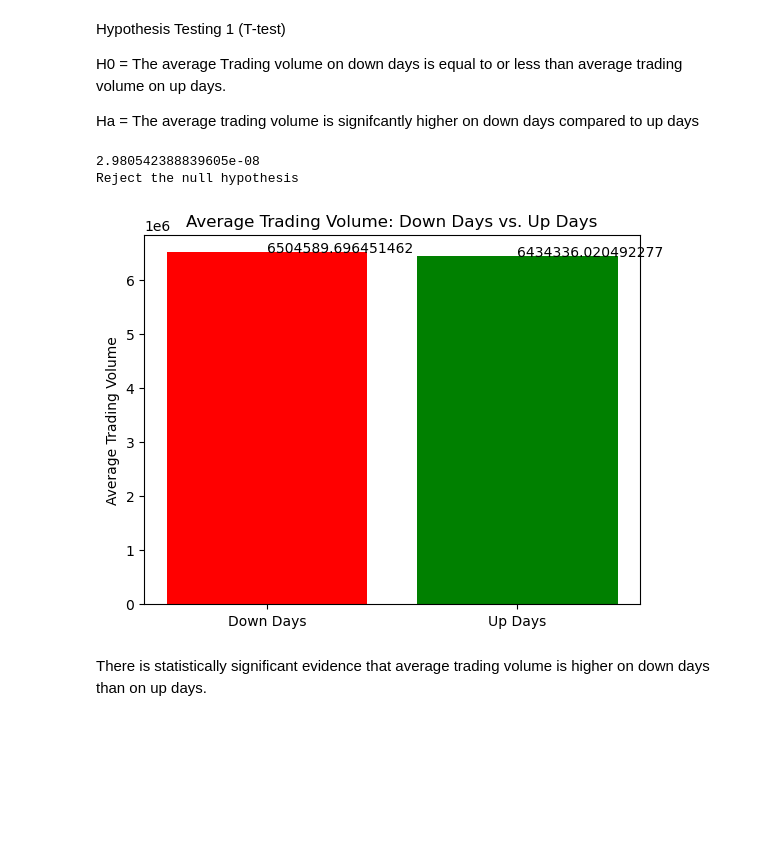
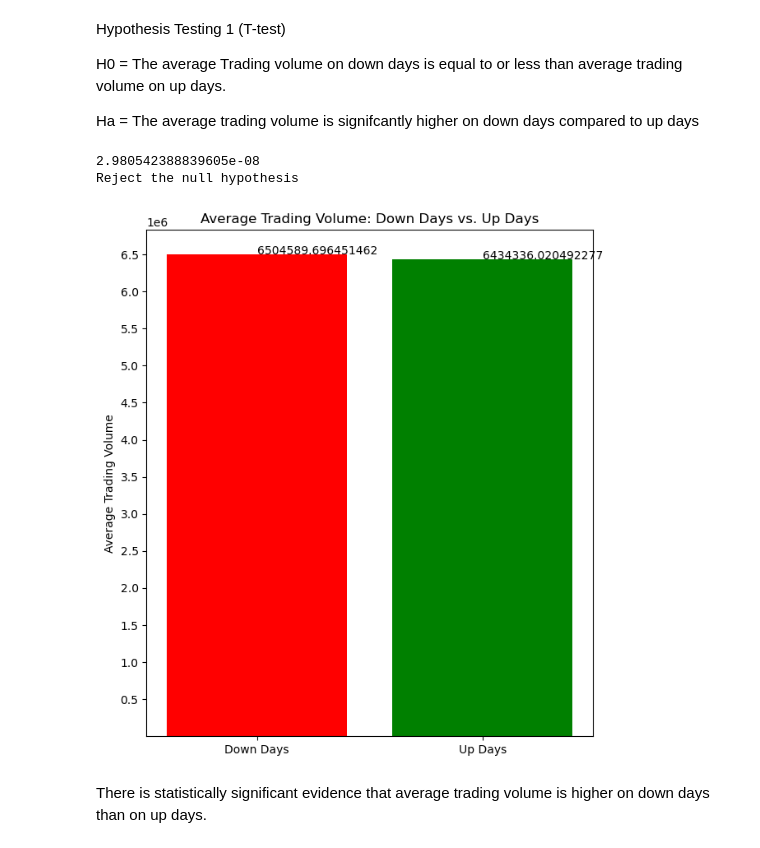
Before and after one commit to scook134/CMSC320_Final_Project, a Jupyter notebook: Final_project.ipynb, the cells around one changed output. Cells and saved outputs as stored; diff of their text form; code cells hidden in the pictures; blank space fills up the shorter version.

```diff
--- a/Final_project.ipynb
+++ b/Final_project.ipynb
@@ -134,25 +134,27 @@ Ha = The average trading volume is signifcantly higher on down days compared to
 # %%
 df['Day_Type'] = df.apply(lambda x: 'Down Day' if x['Close']<x['Open'] else 'Up Day', axis = 1)
 vol_down = df[df['Day_Type'] == 'Down Day']['Volume'].dropna()
 vol_up = df[df['Day_Type'] == 'Up Day']['Volume'].dropna()
 
 u_stat, p_value = stats.mannwhitneyu(vol_down, vol_up, alternative='greater')
 print(p_value)
 if p_value < 0.05:
     print("Reject the null hypothesis")
 else:
     print("Fail to reject the null hypothesis.")
 means = [vol_down.mean(), vol_up.mean()]
+plt.figure(figsize=(7,8))
 plt.bar(['Down Days', 'Up Days'], means, color=['red', 'green'])
 plt.title('Average Trading Volume: Down Days vs. Up Days')
 plt.ylabel('Average Trading Volume')
+plt.yticks([0.5e6,1e6,1.5e6,2e6,2.5e6,3e6,3.5e6,4e6,4.5e6,5e6,5.5e6,6e6,6.5e6])
 for i, mean in enumerate(means):
     plt.text(i, mean, f'{mean}')
 plt.show()
 # %% [output]
 2.980542388839605e-08
 Reject the null hypothesis
-[figure, old version]
+[figure, new version]
 # %% [markdown]
 There is statistically significant evidence that average trading volume is higher on down days than on up days.
 # %% [markdown]
```
